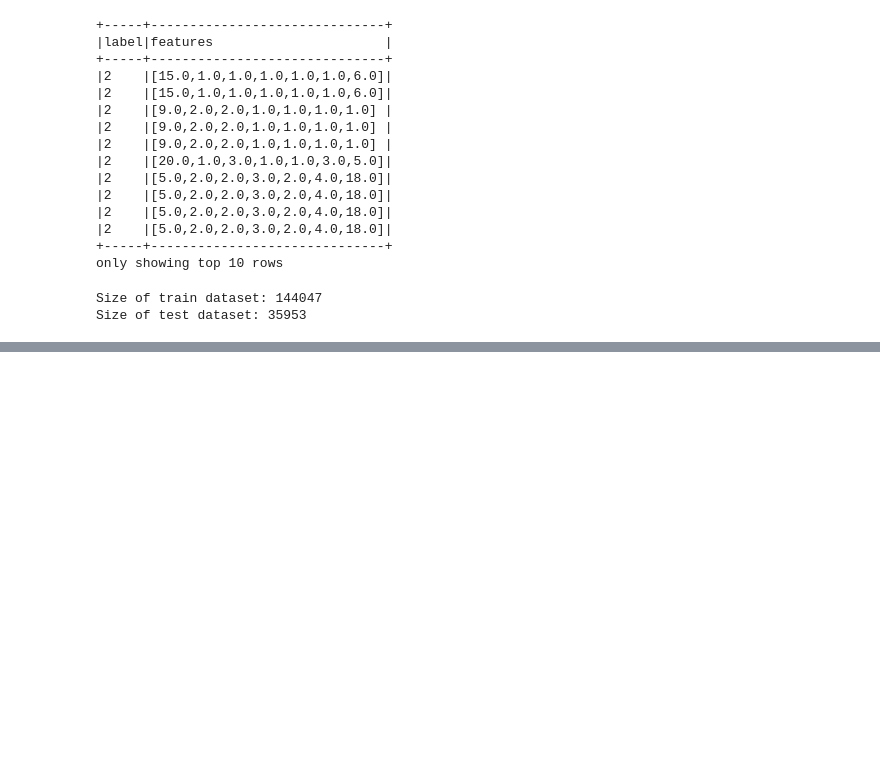
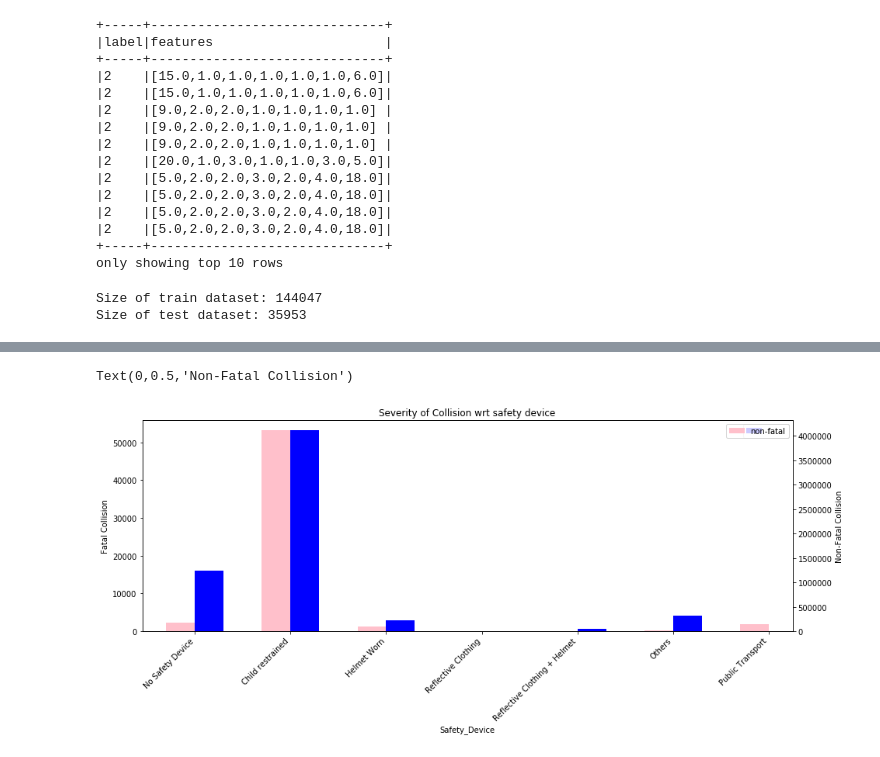
Before and after one commit to SinghGursimran/Analysis-of-Car-Accidents-in-Canada-using-PySpark, a Jupyter notebook: Analysis.ipynb, the cells around one changed output, grey strips where cells are left out. Drawn from its saved outputs; the diff is of its cells as text; code cells hidden in the pictures; blank space fills up the shorter version.

```diff
--- a/Analysis.ipynb
+++ b/Analysis.ipynb
@@ -58,6 +58,7 @@ Name of Columns - Printing for reference
 ###Cleaning Data###
 ###################
 df = df.select("*").filter(col("C_MNTH").cast("int").isNotNull())
+df = df.select("*").filter(col("P_SAFE").cast("int").isNotNull())
 # %% [markdown]
 # Total No. of Collisions together for a month.
 # %%
@@ -475,0 +485,9 @@ predicted_rf.select("prediction","label").filter(col("prediction") ==  col("labe
+# %%
+sev_collisions_sd = df.select(col("P_SAFE").alias("Safety_Device"),col("C_SEV")).groupBy(col("Safety_Device"),"C_SEV").count()
+sev_collisions_sd = sev_collisions_sd.sort("Safety_Device")
+
+sev_high_collisions_sd = sev_collisions_sd.filter(col("C_SEV") == 1)
+sev_low_collisions_sd = sev_collisions_sd.filter(col("C_SEV") == 2)
+
+sev_high_collisions_sd.show(5,False)
+sev_low_collisions_sd.show(5,False)
@@ -475,0 +512,20 @@ predicted_rf.select("prediction","label").filter(col("prediction") ==  col("labe
+# %%
+sev_high_collisions_sd_pandas_df = sev_high_collisions_sd.select("*").toPandas()
+sev_low_collisions_sd_pandas_df = sev_low_collisions_sd.select("*").toPandas()
+# %%
+fig = plt.figure()
+ax = fig.add_subplot(111)
+ax2 = ax.twinx() # Create another axes that shares the same x-axis as ax.
+
+width = 0.3
+
+rcfg_type = ["No Safety Device", "Child restrained", "Helmet Worn", "Reflective Clothing", "Reflective Clothing + Helmet", "Others", "Public Transport"]
+
+plot_severity_high_sd = sev_high_collisions_sd_pandas_df.plot.bar(position = 0, ax = ax, figsize=(15,5) , label = "fatal", x="Safety_Device",y="count",width = width, title='Severity of Collision wrt safety device',color='blue')
+plot_severity_low_sd = sev_low_collisions_sd_pandas_df.plot.bar(position = 1, ax = ax2, label = "non-fatal", figsize=(15,5),x="Safety_Device",y="count", width = width,color='pink')
+ax.set_xticklabels(rcfg_type,ha='right',rotation=45)
+ax.set_ylabel('Fatal Collision')
+ax2.set_ylabel('Non-Fatal Collision')
+# %% [output]
+Text(0,0.5,'Non-Fatal Collision')
+[figure, added]
```
Also changed, not shown: parts of 6 cells of this notebook.
